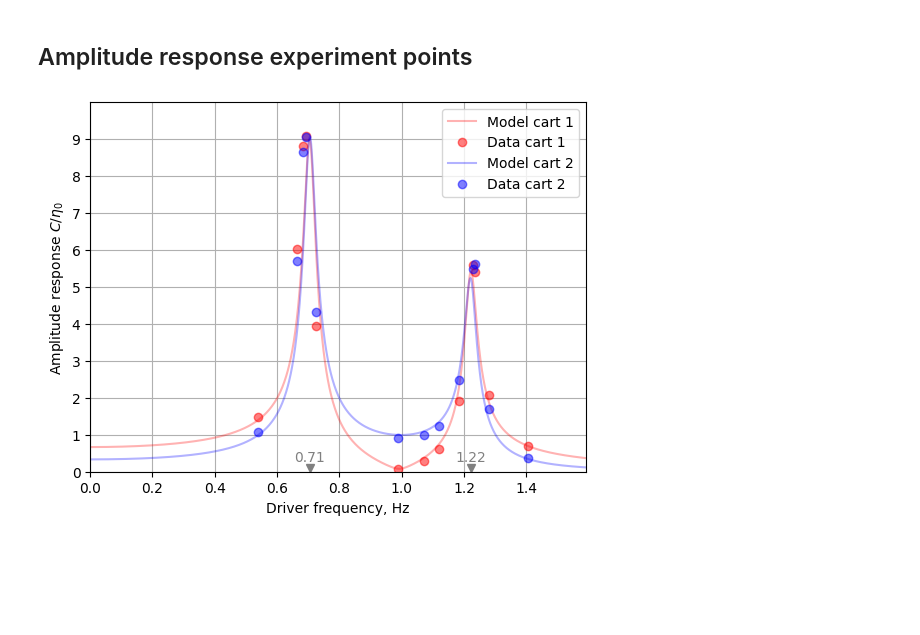
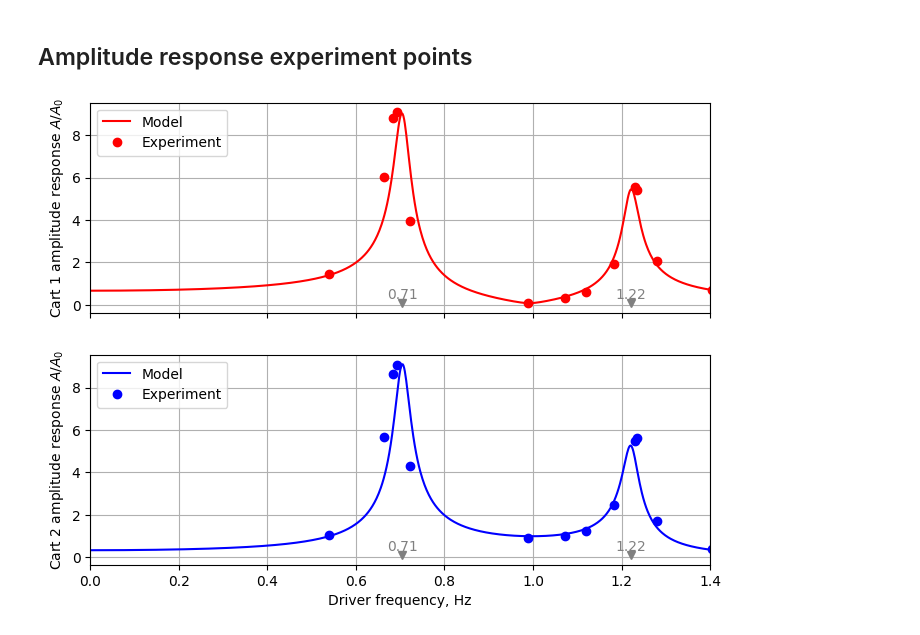
Before and after one commit to evgeny-kolonsky/Lab3_Coupled_Oscillator, a Jupyter notebook: Lab3_Oscillator_Experiment.ipynb, the cells around one changed output. Saved outputs shown, nothing was run; the diff lists cells and outputs as text; code cells hidden in the pictures; blank space fills up the shorter version.

```diff
--- a/Lab3_Oscillator_Experiment.ipynb
+++ b/Lab3_Oscillator_Experiment.ipynb
@@ -290,8 +289,8 @@ m1_eff = m1 + mk1/2 + mk12/2
 m2_eff = m2 + mk2/2 + mk12/2
 
 # Quality factors (found by observation of free dumped oscillations)
-Q1 = 26.4
-Q2 = 24.9
+Q1 = 26.6
+Q2 = 25.0
 b1 = np.sqrt((k1 + k12) * m1_eff) / Q1
 b2 = np.sqrt((k2 + k12) * m2_eff) / Q2
 # %%
@@ -385,22 +387,22 @@ $$
 \frac{C}{\eta_0} =  Z^{-1} \frac{F}{\eta_0}
 $$
 # %%
-def C(omega, K, M, B, F, with_sign=False):
+def complex2real(amplitude, with_sign=True):
+  a = np.abs(amplitude)
+  if with_sign:
+    a *= np.sign(np.real(amplitude))
+  return a
 
-  def complex2real(amplitude):
-    a = np.abs(amplitude)
-    if with_sign:
-     a *= np.sign(np.real(amplitude))
-    return a
-
+def C(omega, K, M, B, F):
   Z = K - M * omega**2 + 1.j *omega * B
   zinv = LA.inv(Z)
   c = zinv @ F
+
   # first amplitude complex
   c1 = c[0][0]
   c1r = complex2real(c1)
   # second amplitude complex
   c2 = c[1][0]
   c2r = complex2real(c2)
-  return c1r, c2r
+  return c1, c2
 # %% [markdown]
@@ -455,50 +470,50 @@ plt.ylabel('Amplitude response $A/A_0$');
 # %%
 names = [300, 360, 370, 380, 390, 510, 550, 570, 600,  618, 620, 640, 700]
 fw = np.array([])
 c1 = np.array([])
 c2 = np.array([])
+
+fig, axes = plt.subplots(nrows=2, ncols=1, figsize=(8, 6), sharex=True)
+
+colors = ['red', 'blue']
+# Model plot
+for i in [0,1]:
+  axes[i].plot(omegas/pi2, np.abs(c[i]),  c=colors[i], label=f'Model')
+  # mark natural freqs
+  for nat in omega_theor/pi2:
+    axes[i].plot(nat, 0.1, color='gray', marker="v")
+    axes[i].annotate(f'{nat:.2f}', xy=(nat, 0.3),  color='gray', ha='center')
+
+# Experiment points
 for name in names:
   url = f'https://raw.githubusercontent.com/evgeny-kolonsky/Lab3_Coupled_Oscillator/main/2611/2/r2_{name}.txt'
   t, x1, x2, x3 = get_signal(url, show=False)
   # get driver frequency
   fw = np.append(fw, get_frequency(t, x1)[0])
   # get driver amplitude
   _, amps = get_peaks(t, x1)
   eta = np.mean(amps)
   # get mass1 amplitude
   _, amps = get_peaks(t, x2)
   c1 = np.append(c1, np.mean(amps)/eta)
   # get mass2 amplitude
   _, amps = get_peaks(t, x3)
   c2 = np.append(c2, np.mean(amps)/eta)
 
-  #print(f'{name}, {fw[-1]:.2f} Hz, {c1[-1]:.1f}, {c2[-1]:.1f}')
+axes[0].plot(fw, c1, 'o', c=colors[0], label='Experiment')
+axes[1].plot(fw, c2, 'o', c=colors[1], label='Experiment')
 
-idx = np.argsort(fw) # sorting
-
-# theory
-plt.plot(omegas/pi2, c[0],  c='red', alpha=0.3, label='Model cart 1')
-# data
-plt.plot(fw[idx], c1[idx],  alpha=0.5, linestyle=' ', marker='o', c='red', label='Data cart 1')
-# theory
-plt.plot(omegas/pi2, c[1],  c='blue',alpha=0.3, label='Model cart 2')
-# data
-plt.plot(fw[idx], c2[idx],  alpha=0.5, linestyle=' ', marker='o', c='blue', label='Data cart 2')
-
-plt.grid()
-
-for nat in omega_theor/pi2:
-  plt.plot(nat, 0.1, color='gray', marker="v")
-  plt.annotate(f'{nat:.2f}', xy=(nat, 0.3),  color='gray', ha='center')
-plt.legend()
+# common settings
+for i in [0,1]:
+  axes[i].grid()
+  axes[i].legend(loc='upper left')
+  axes[i].set_ylabel(f'Cart {i+1} amplitude response $A/A_0$')
+  #plt.ylim(0, np.max(c1)*1.1)
+  #plt.yticks(np.arange(0, np.max(c1)*1.1))
+  plt.xlim(0, np.max(omegas/pi2))
 
 plt.xlabel(r'Driver frequency, Hz')
-plt.ylabel('Amplitude response $C/\eta_0$')
-plt.ylim(0, np.max(c1)*1.1)
-plt.yticks(np.arange(0, np.max(c1)*1.1))
-plt.xlim(0, np.max(omegas/pi2))
-
-
-plt.legend();
+plt.xlim(0, 1.4)
+plt.show();
 # %% [output]
-[figure, old version]
+[figure, new version]
```
Also changed, not shown: parts of 12 cells of this notebook.
